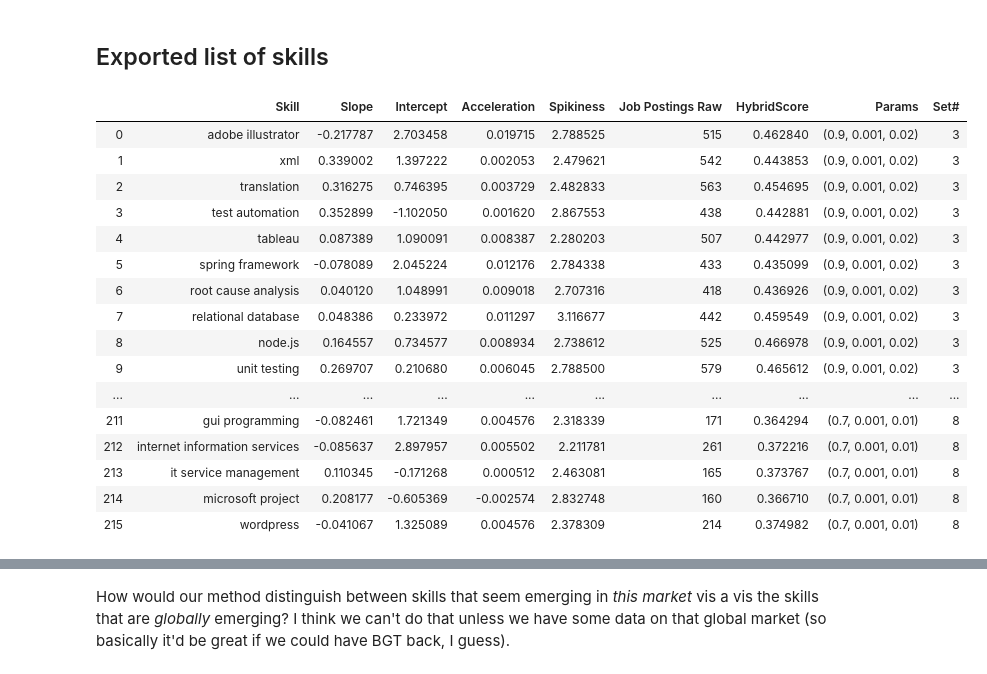
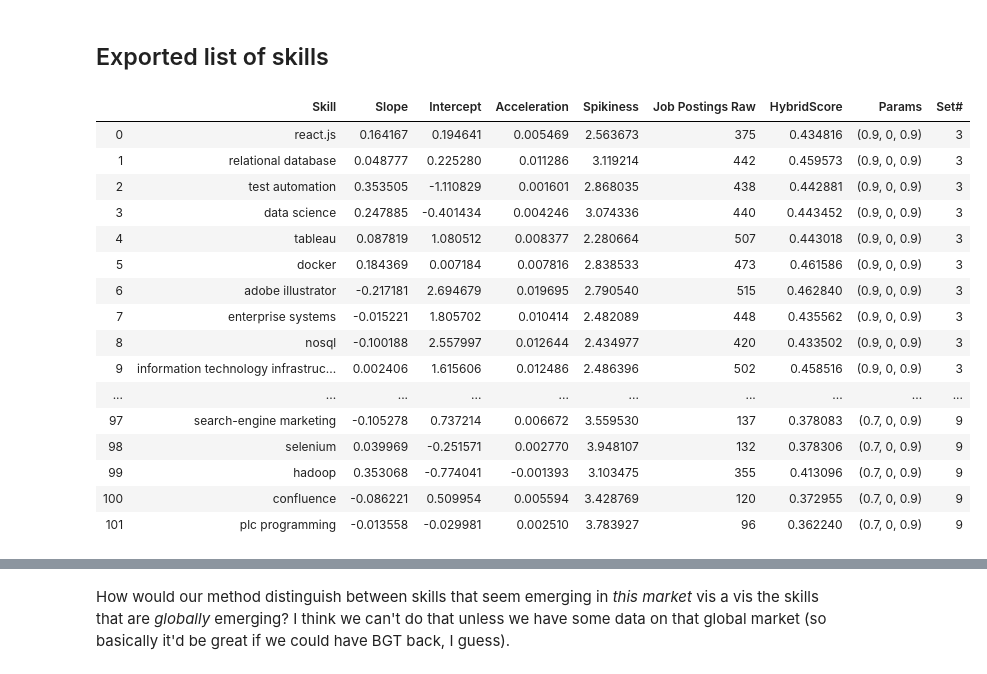
Before and after one commit to RamtinYazdanian/job_skill_trend_analysis, a Jupyter notebook: notebooks/jobtech_analysis.ipynb, the cells around one changed output, grey strips where cells are left out. Cells and saved outputs as stored; diff of their text form; code cells hidden in the pictures.

```diff
--- a/notebooks/jobtech_analysis.ipynb
+++ b/notebooks/jobtech_analysis.ipynb
@@ -473,25 +529,24 @@ probplot(skills_df[['Skill', 'Job Postings Raw']].groupby('Skill').sum()['Job Po
 ## Exported list of skills
 # %%
 df_export, set_export = get_skills_by_threshold(skill_trends[5], total_values[5], 'HybridScore', [.9,.8,.7],
-                                       [0.001], [0.005, 0.01, 0.02])
+                                       pop_lower_bounds=[0], pop_upper_bounds=[0.8, .85, 0.9], sample=15)
+with pd.option_context('display.max_rows', None, 'display.max_columns', None):
+    display(df_export)
+# %% [output]
+|  | Skill | Slope | Intercept | Acceleration | Spikiness | Job Postings Raw | HybridScore | Params | Set# |
+| 0 | react.js | 0.164167 | 0.194641 | 0.005469 | 2.563673 | 375 | 0.434816 | (0.9, 0, 0.9) | 3 |
+| 1 | relational database | 0.048777 | 0.225280 | 0.011286 | 3.119214 | 442 | 0.459573 | (0.9, 0, 0.9) | 3 |
+| 2 | test automation | 0.353505 | -1.110829 | 0.001601 | 2.868035 | 438 | 0.442881 | (0.9, 0, 0.9) | 3 |
+| 3 | data science | 0.247885 | -0.401434 | 0.004246 | 3.074336 | 440 | 0.443452 | (0.9, 0, 0.9) | 3 |
+| 4 | tableau | 0.087819 | 1.080512 | 0.008377 | 2.280664 | 507 | 0.443018 | (0.9, 0, 0.9) | 3 |
+| 5 | docker | 0.184369 | 0.007184 | 0.007816 | 2.838533 | 473 | 0.461586 | (0.9, 0, 0.9) | 3 |
+| 6 | adobe illustrator | -0.217181 | 2.694679 | 0.019695 | 2.790540 | 515 | 0.462840 | (0.9, 0, 0.9) | 3 |
+| 7 | enterprise systems | -0.015221 | 1.805702 | 0.010414 | 2.482089 | 448 | 0.435562 | (0.9, 0, 0.9) | 3 |
+| 8 | nosql | -0.100188 | 2.557997 | 0.012644 | 2.434977 | 420 | 0.433502 | (0.9, 0, 0.9) | 3 |
+| 9 | information technology infrastruc... | 0.002406 | 1.615606 | 0.012486 | 2.486396 | 502 | 0.458516 | (0.9, 0, 0.9) | 3 |
+| ... | ... | ... | ... | ... | ... | ... | ... | ... | ... |
+| 97 | search-engine marketing | -0.105278 | 0.737214 | 0.006672 | 3.559530 | 137 | 0.378083 | (0.7, 0, 0.9) | 9 |
+| 98 | selenium | 0.039969 | -0.251571 | 0.002770 | 3.948107 | 132 | 0.378306 | (0.7, 0, 0.9) | 9 |
+| 99 | hadoop | 0.353068 | -0.774041 | -0.001393 | 3.103475 | 355 | 0.413096 | (0.7, 0, 0.9) | 9 |
+| 100 | confluence | -0.086221 | 0.509954 | 0.005594 | 3.428769 | 120 | 0.372955 | (0.7, 0, 0.9) | 9 |
+| 101 | plc programming | -0.013558 | -0.029981 | 0.002510 | 3.783927 | 96 | 0.362240 | (0.7, 0, 0.9) | 9 |
-# %%
-with pd.option_context('display.max_rows', None, 'display.max_columns', None):
-    display(df_export)
-# %% [output]
-|  | Skill | Slope | Intercept | Acceleration | Spikiness | Job Postings Raw | HybridScore | Params | Set# |
-| 0 | adobe illustrator | -0.217787 | 2.703458 | 0.019715 | 2.788525 | 515 | 0.462840 | (0.9, 0.001, 0.02) | 3 |
-| 1 | xml | 0.339002 | 1.397222 | 0.002053 | 2.479621 | 542 | 0.443853 | (0.9, 0.001, 0.02) | 3 |
-| 2 | translation | 0.316275 | 0.746395 | 0.003729 | 2.482833 | 563 | 0.454695 | (0.9, 0.001, 0.02) | 3 |
-| 3 | test automation | 0.352899 | -1.102050 | 0.001620 | 2.867553 | 438 | 0.442881 | (0.9, 0.001, 0.02) | 3 |
-| 4 | tableau | 0.087389 | 1.090091 | 0.008387 | 2.280203 | 507 | 0.442977 | (0.9, 0.001, 0.02) | 3 |
-| 5 | spring framework | -0.078089 | 2.045224 | 0.012176 | 2.784338 | 433 | 0.435099 | (0.9, 0.001, 0.02) | 3 |
-| 6 | root cause analysis | 0.040120 | 1.048991 | 0.009018 | 2.707316 | 418 | 0.436926 | (0.9, 0.001, 0.02) | 3 |
-| 7 | relational database | 0.048386 | 0.233972 | 0.011297 | 3.116677 | 442 | 0.459549 | (0.9, 0.001, 0.02) | 3 |
-| 8 | node.js | 0.164557 | 0.734577 | 0.008934 | 2.738612 | 525 | 0.466978 | (0.9, 0.001, 0.02) | 3 |
-| 9 | unit testing | 0.269707 | 0.210680 | 0.006045 | 2.788500 | 579 | 0.465612 | (0.9, 0.001, 0.02) | 3 |
-| ... | ... | ... | ... | ... | ... | ... | ... | ... | ... |
-| 211 | gui programming | -0.082461 | 1.721349 | 0.004576 | 2.318339 | 171 | 0.364294 | (0.7, 0.001, 0.01) | 8 |
-| 212 | internet information services | -0.085637 | 2.897957 | 0.005502 | 2.211781 | 261 | 0.372216 | (0.7, 0.001, 0.01) | 8 |
-| 213 | it service management | 0.110345 | -0.171268 | 0.000512 | 2.463081 | 165 | 0.373767 | (0.7, 0.001, 0.01) | 8 |
-| 214 | microsoft project | 0.208177 | -0.605369 | -0.002574 | 2.832748 | 160 | 0.366710 | (0.7, 0.001, 0.01) | 8 |
-| 215 | wordpress | -0.041067 | 1.325089 | 0.004576 | 2.378309 | 214 | 0.374982 | (0.7, 0.001, 0.01) | 8 |
```
Also changed, not shown: parts of 114 cells of this notebook, 2 other files.
